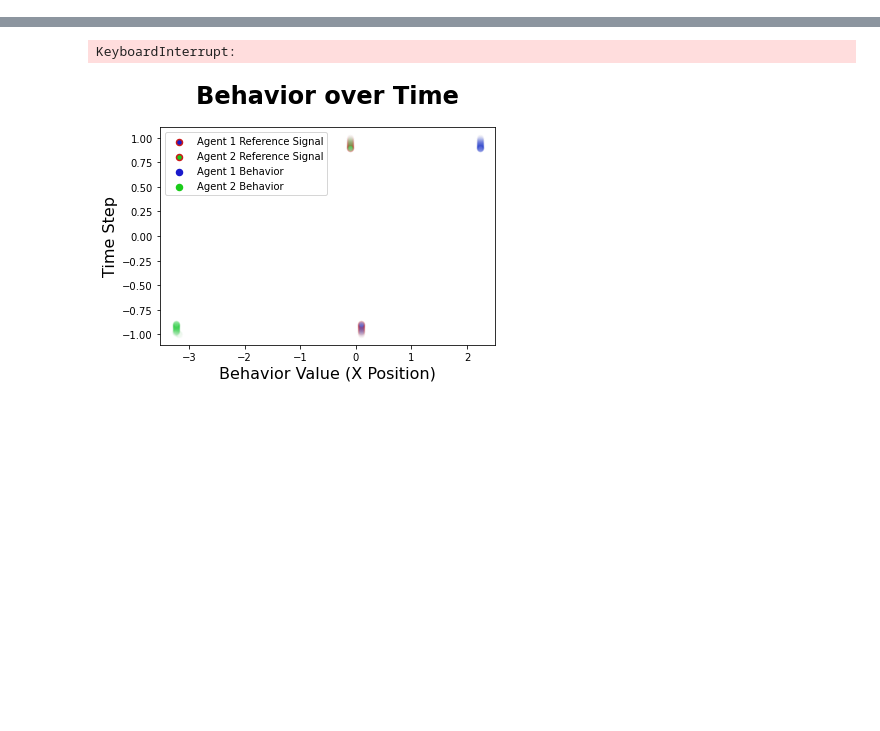
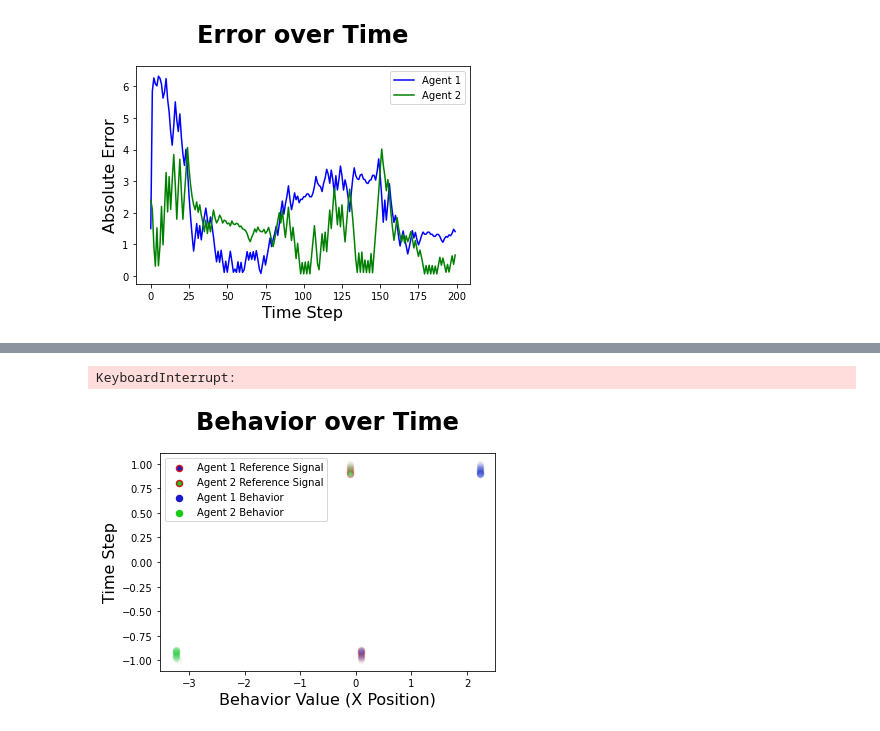
Before and after one commit to jprod/Control, a Jupyter notebook: stable_ref_dyad.ipynb, the cells around one changed output, grey strips where cells are left out. Drawn from its saved outputs; the diff is of its cells as text; code cells hidden in the pictures; blank space fills up the shorter version.

```diff
--- a/stable_ref_dyad.ipynb
+++ b/stable_ref_dyad.ipynb
@@ -109,3 +181,15 @@ plant2 = Plant(transition_matrix=T2, transition_function=transition, state=behav
+# %%
+t = [n for n in range(trials)]
+plt.plot(t, agent1_error, 'b',label="Agent 1")
+plt.plot(t, agent2_error, 'g', label="Agent 2")
+#plt.ylim([0, 1])
+plt.legend()
+plt.title("Error over Time", weight='bold', fontsize=24, pad=24)
+plt.xlabel("Time Step", fontsize=16)
+plt.ylabel("Absolute Error", fontsize=16)
+plt.show()
+# %% [output]
+[figure, added]
 # %%
 # run experiments
 experiments = 200
```
Also changed, not shown: parts of 3 cells of this notebook, 8 other files.
